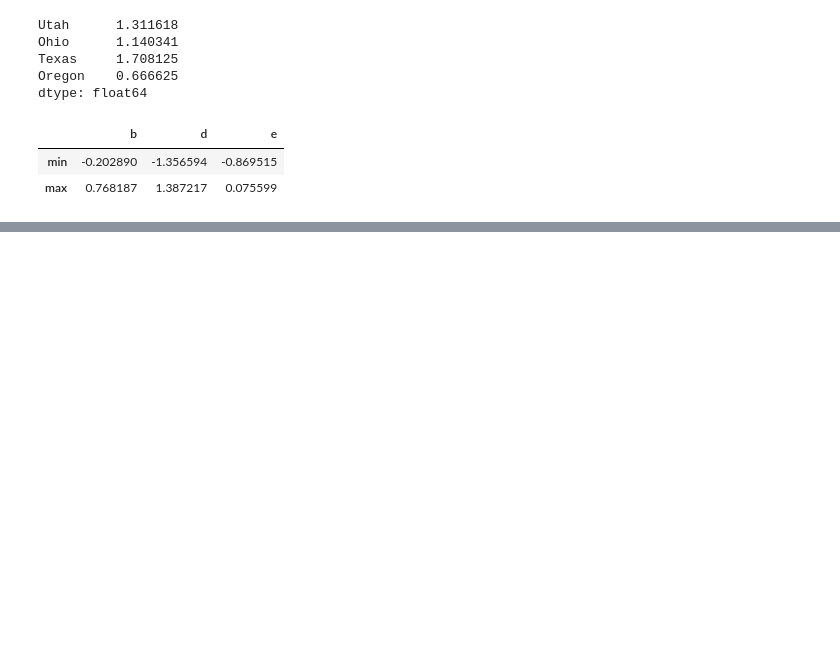
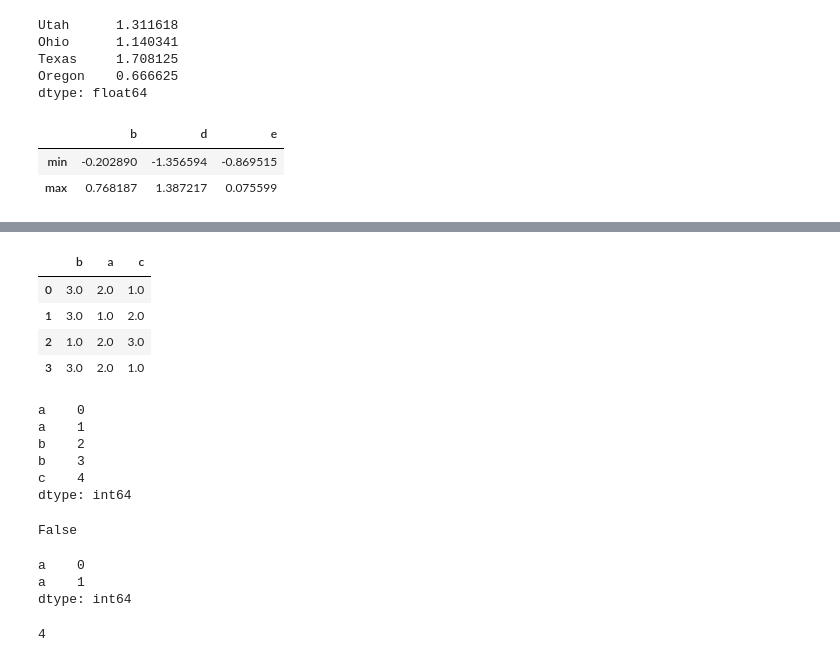
Before and after one commit to omsouravsharma/Python_for_Data_Analysis, a Jupyter notebook: Chapter 5.ipynb, the cells around one changed output, grey strips where cells are left out. Cells and saved outputs as stored; diff of their text form; code cells hidden in the pictures; blank space fills up the shorter version.

```diff
--- a/Chapter 5.ipynb
+++ b/Chapter 5.ipynb
@@ -1063,0 +1224,33 @@ frame.apply(f)
+# %%
+frame.rank(axis='columns')
+# %% [output]
+|  | b | a | c |
+| 0 | 3.0 | 2.0 | 1.0 |
+| 1 | 3.0 | 1.0 | 2.0 |
+| 2 | 1.0 | 2.0 | 3.0 |
+| 3 | 3.0 | 2.0 | 1.0 |
+# %%
+# Axis Indexes with duplicate lables. pg 175
+obj = pd.Series(range(5), index=['a', 'a', 'b', 'b', 'c'])
+obj
+# %% [output]
+a    0
+a    1
+b    2
+b    3
+c    4
+dtype: int64
+# %%
+obj.index.is_unique
+# %% [output]
+False
+# %%
+obj['a']
+# %% [output]
+a    0
+a    1
+dtype: int64
+# %%
+obj['c']
+# %% [output]
+4
```
Also changed, not shown: parts of 23 cells of this notebook.
